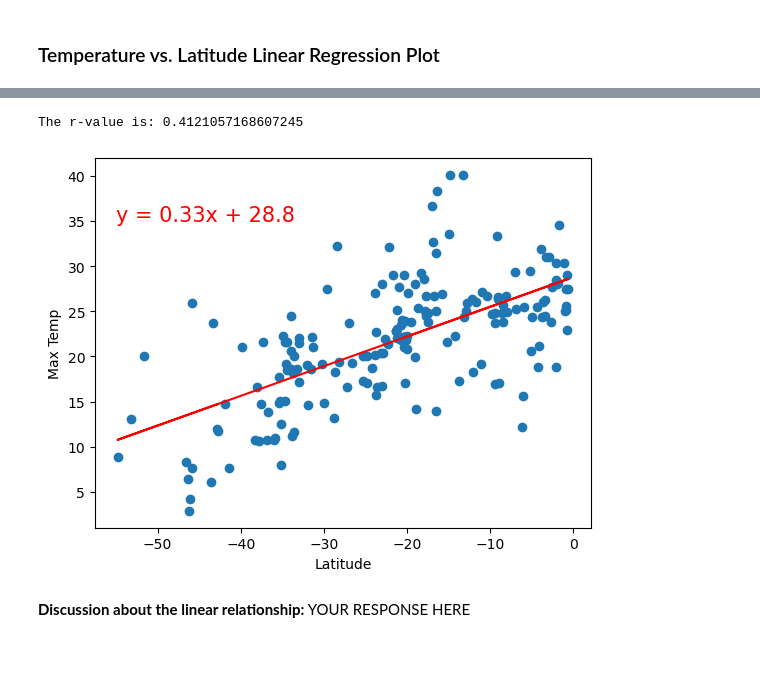
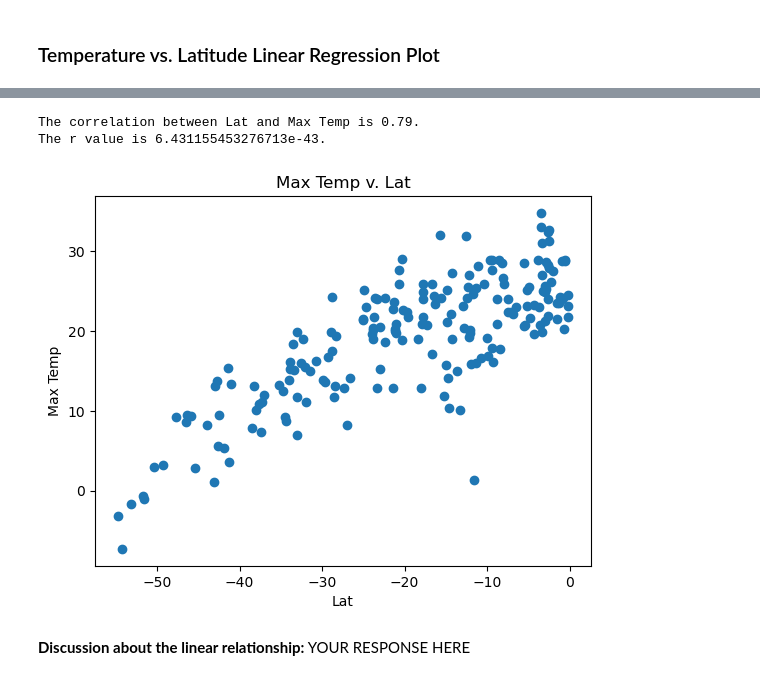
Before and after one commit to proman2520/python-api-challenge, a Jupyter notebook: WeatherPy.ipynb, the cells around one changed output, grey strips where cells are left out. Drawn from its saved outputs; the diff is of its cells as text; code cells hidden in the pictures; blank space fills up the shorter version.

Commit message:
graph function needs repairs

```diff
--- a/WeatherPy.ipynb
+++ b/WeatherPy.ipynb
@@ -278,15 +278,16 @@ plt.show()
 def plot_linreg(df, x_col, y_col):
     (slope, intercept, rvalue, pvalue, stderr) = st.linregress(df[x_col], df[y_col])
     correlation = st.pearsonr(df[x_col], df[y_col])
-    regress_values = x_col * slope + intercept
+    #regress_values = x_col * slope + intercept
     line_eq = f"y = {str(round(slope, 2))}x + {str(round(intercept, 2))}"
     plt.scatter(df[x_col], df[y_col])
     plt.xlabel(x_col)
     plt.ylabel(y_col)
     plt.title(f"{y_col} v. {x_col}")
-    plt.plot(df[x_col], regress_values, color="red")
-    plt.annotate(line_eq, fontsize=15, color="red", loc="lower right")
+    #plt.plot(df[x_col], regress_values, color="red")
+    plt.annotate(line_eq, (10, 10), fontsize=15, color="red")
     print(f"The correlation between {x_col} and {y_col} is {round(correlation[0], 2)}.")
+    print(f"The r value is {correlation[1]}.")
     plt.show()
 # %%
 # Create a DataFrame with the Northern Hemisphere data (Latitude >= 0)
@@ -326,9 +329,10 @@ ValueError: x and y must have the same length.
 # %%
 # Linear regression on Southern Hemisphere
-# YOUR CODE HERE
+plot_linreg(southern_hemi_df, "Lat", "Max Temp")
 # %% [output]
-The r-value is: 0.4121057168607245
+The correlation between Lat and Max Temp is 0.79.
+The r value is 6.431155453276713e-43.
-[figure, old version]
+[figure, new version]
 # %% [markdown]
 **Discussion about the linear relationship:** YOUR RESPONSE HERE
 # %% [markdown]
```
Also changed, not shown: parts of 20 cells of this notebook, 5 other files.
